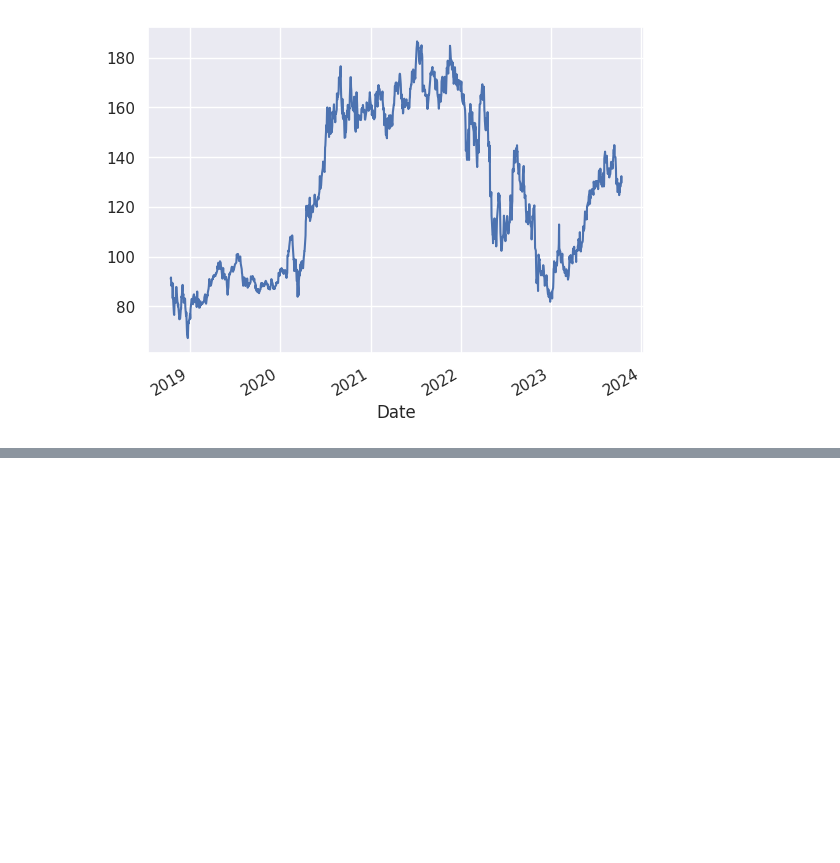
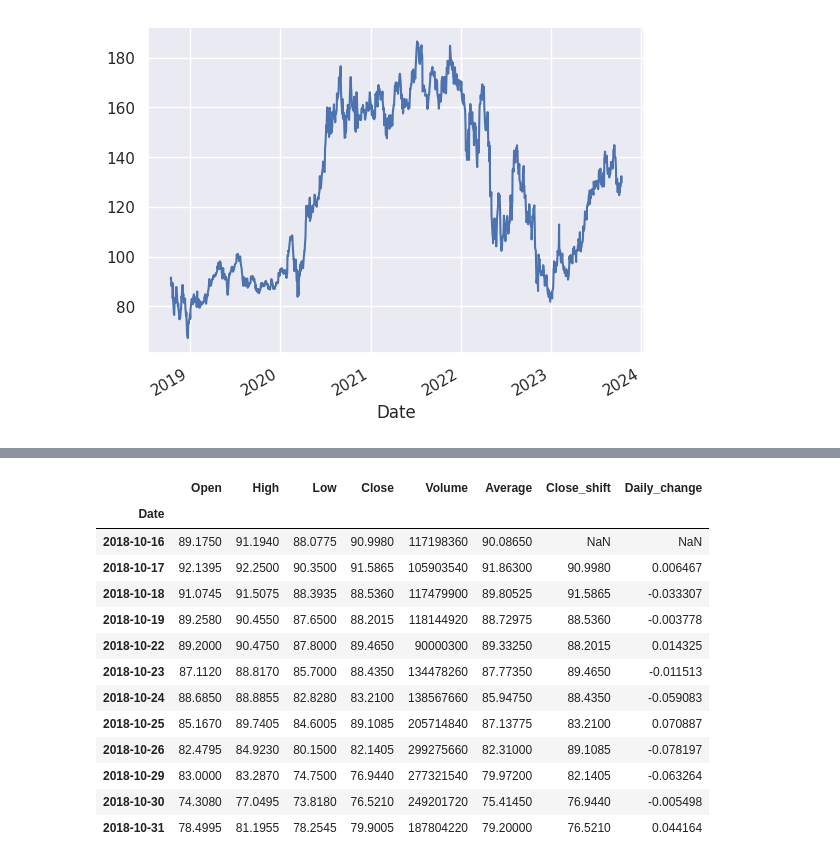
Before and after one commit to BarbaraLipinska24/data-science-bootcamp, a Jupyter notebook: 01_wprowadzenie/02_dane_giełdowe.ipynb, the cells around one changed output, grey strips where cells are left out. Saved outputs shown, nothing was run; the diff lists cells and outputs as text; code cells hidden in the pictures; blank space fills up the shorter version.

```diff
--- a/01_wprowadzenie/02_dane_giełdowe.ipynb
+++ b/01_wprowadzenie/02_dane_giełdowe.ipynb
@@ -372,0 +492,17 @@ df.Close.plot()
+# %%
+df[(df.index.year==2018) & (df.index.month==10 )]
+# %% [output]
+|  | Open | High | Low | Close | Volume | Average | Close_shift | Daily_change |
+| Date |  |  |  |  |  |  |  |  |
+| 2018-10-16 | 89.1750 | 91.1940 | 88.0775 | 90.9980 | 117198360 | 90.08650 | NaN | NaN |
+| 2018-10-17 | 92.1395 | 92.2500 | 90.3500 | 91.5865 | 105903540 | 91.86300 | 90.9980 | 0.006467 |
+| 2018-10-18 | 91.0745 | 91.5075 | 88.3935 | 88.5360 | 117479900 | 89.80525 | 91.5865 | -0.033307 |
+| 2018-10-19 | 89.2580 | 90.4550 | 87.6500 | 88.2015 | 118144920 | 88.72975 | 88.5360 | -0.003778 |
+| 2018-10-22 | 89.2000 | 90.4750 | 87.8000 | 89.4650 | 90000300 | 89.33250 | 88.2015 | 0.014325 |
+| 2018-10-23 | 87.1120 | 88.8170 | 85.7000 | 88.4350 | 134478260 | 87.77350 | 89.4650 | -0.011513 |
+| 2018-10-24 | 88.6850 | 88.8855 | 82.8280 | 83.2100 | 138567660 | 85.94750 | 88.4350 | -0.059083 |
+| 2018-10-25 | 85.1670 | 89.7405 | 84.6005 | 89.1085 | 205714840 | 87.13775 | 83.2100 | 0.070887 |
+| 2018-10-26 | 82.4795 | 84.9230 | 80.1500 | 82.1405 | 299275660 | 82.31000 | 89.1085 | -0.078197 |
+| 2018-10-29 | 83.0000 | 83.2870 | 74.7500 | 76.9440 | 277321540 | 79.97200 | 82.1405 | -0.063264 |
+| 2018-10-30 | 74.3080 | 77.0495 | 73.8180 | 76.5210 | 249201720 | 75.41450 | 76.9440 | -0.005498 |
+| 2018-10-31 | 78.4995 | 81.1955 | 78.2545 | 79.9005 | 187804220 | 79.20000 | 76.5210 | 0.044164 |
```
Also changed, not shown: parts of 12 cells of this notebook.
